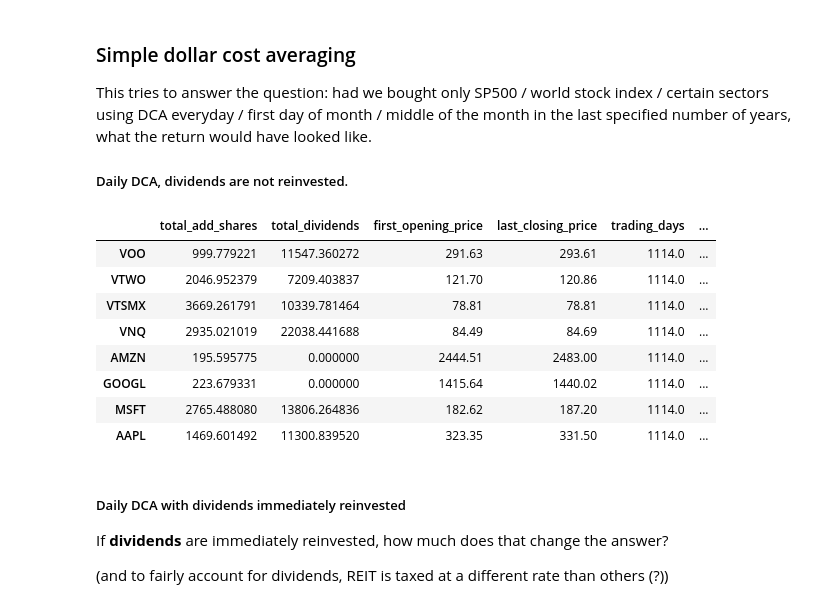
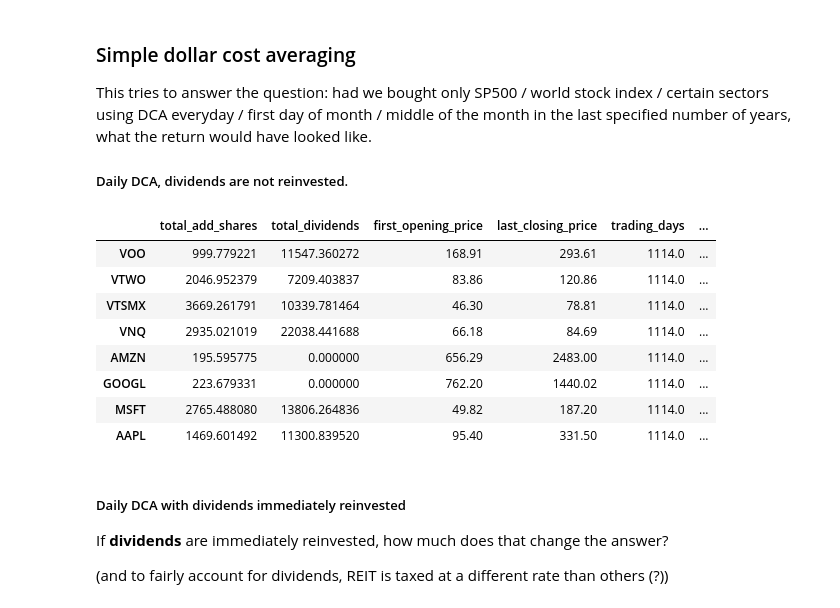
Before and after one commit to zhehaowang/zhehao.me, a Jupyter notebook: notebooks/dca.ipynb, the cells around one changed output. Drawn from its saved outputs; the diff is of its cells as text; code cells hidden in the pictures.

Commit message:
dca: correct first opening price

```diff
--- a/notebooks/dca.ipynb
+++ b/notebooks/dca.ipynb
@@ -83,36 +83,37 @@ This tries to answer the question: had we bought only SP500 / world stock index
 # %%
 data_df_filtered = [d[(d.index >= first_date) & (d.index <= last_date)] for d in data_df]
 
 for i in range(len(data_df_filtered)):
     data_df_filtered[i].loc[:, 'add_shares'] = daily_notional / data_df_filtered[i]['Open']
     data_df_filtered[i].loc[:, 'add_shares_cumsum'] = data_df_filtered[i]['add_shares'].cumsum()
     data_df_filtered[i].loc[:, 'add_dividends'] = data_df_filtered[i]['add_shares_cumsum'] * data_df_filtered[i]['Dividends']
 
 total_shares = {ticker_names[i]: {
     "total_add_shares": data_df_filtered[i]['add_shares'].sum(),
     "total_dividends": data_df_filtered[i]['add_dividends'].sum(),
-    "first_opening_price": data_df_filtered[i].iloc[-1]["Open"],
+    "first_opening_price": data_df_filtered[i].iloc[0]["Open"],
     "last_closing_price": data_df_filtered[i].iloc[-1]["Close"],
     "trading_days": len(data_df_filtered[i].index),
     "total_investment_notional": daily_notional * len(data_df_filtered[i].index),
 } for i in range(len(ticker_names))}
 
 summary_df = pd.DataFrame.from_dict(total_shares).transpose()
 
 summary_df['total_end_notional'] = summary_df['total_add_shares'] * summary_df['last_closing_price']
 summary_df['total_end_value'] = summary_df['total_dividends'] + summary_df['total_end_notional']
 summary_df['total_return'] = summary_df['total_end_value'] / summary_df['total_investment_notional']
+summary_df['baseline_return'] = summary_df['last_closing_price'] / summary_df['first_opening_price']
 summary_df
 # %% [output]
 |  | total_add_shares | total_dividends | first_opening_price | last_closing_price | trading_days | ... |
-| VOO | 999.779221 | 11547.360272 | 291.63 | 293.61 | 1114.0 | ... |
-| VTWO | 2046.952379 | 7209.403837 | 121.70 | 120.86 | 1114.0 | ... |
-| VTSMX | 3669.261791 | 10339.781464 | 78.81 | 78.81 | 1114.0 | ... |
-| VNQ | 2935.021019 | 22038.441688 | 84.49 | 84.69 | 1114.0 | ... |
-| AMZN | 195.595775 | 0.000000 | 2444.51 | 2483.00 | 1114.0 | ... |
-| GOOGL | 223.679331 | 0.000000 | 1415.64 | 1440.02 | 1114.0 | ... |
-| MSFT | 2765.488080 | 13806.264836 | 182.62 | 187.20 | 1114.0 | ... |
-| AAPL | 1469.601492 | 11300.839520 | 323.35 | 331.50 | 1114.0 | ... |
+| VOO | 999.779221 | 11547.360272 | 168.91 | 293.61 | 1114.0 | ... |
+| VTWO | 2046.952379 | 7209.403837 | 83.86 | 120.86 | 1114.0 | ... |
+| VTSMX | 3669.261791 | 10339.781464 | 46.30 | 78.81 | 1114.0 | ... |
+| VNQ | 2935.021019 | 22038.441688 | 66.18 | 84.69 | 1114.0 | ... |
+| AMZN | 195.595775 | 0.000000 | 656.29 | 2483.00 | 1114.0 | ... |
+| GOOGL | 223.679331 | 0.000000 | 762.20 | 1440.02 | 1114.0 | ... |
+| MSFT | 2765.488080 | 13806.264836 | 49.82 | 187.20 | 1114.0 | ... |
+| AAPL | 1469.601492 | 11300.839520 | 95.40 | 331.50 | 1114.0 | ... |
 # %% [markdown]
 ##### Daily DCA with dividends immediately reinvested
 
```
Also changed, not shown: parts of 3 cells of this notebook, 1 other file.
